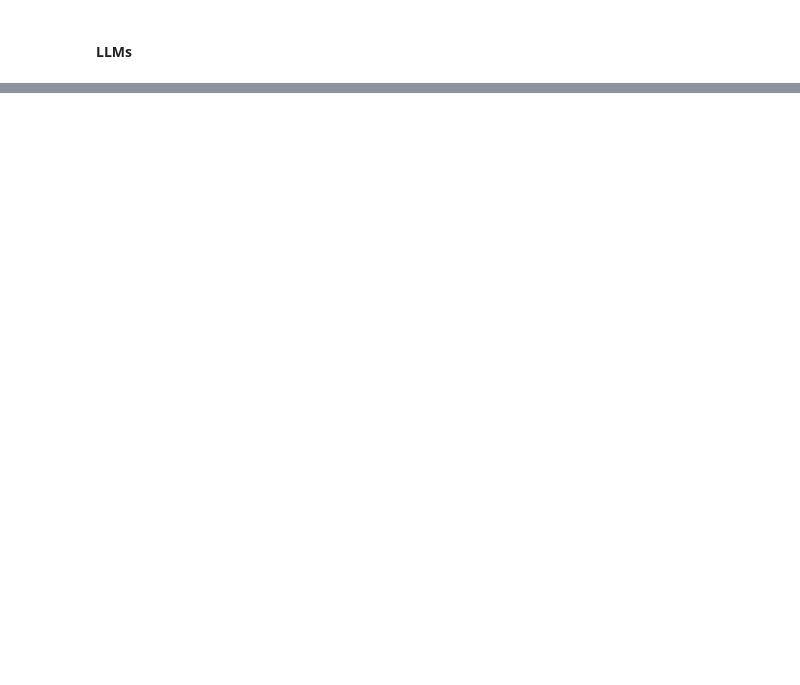
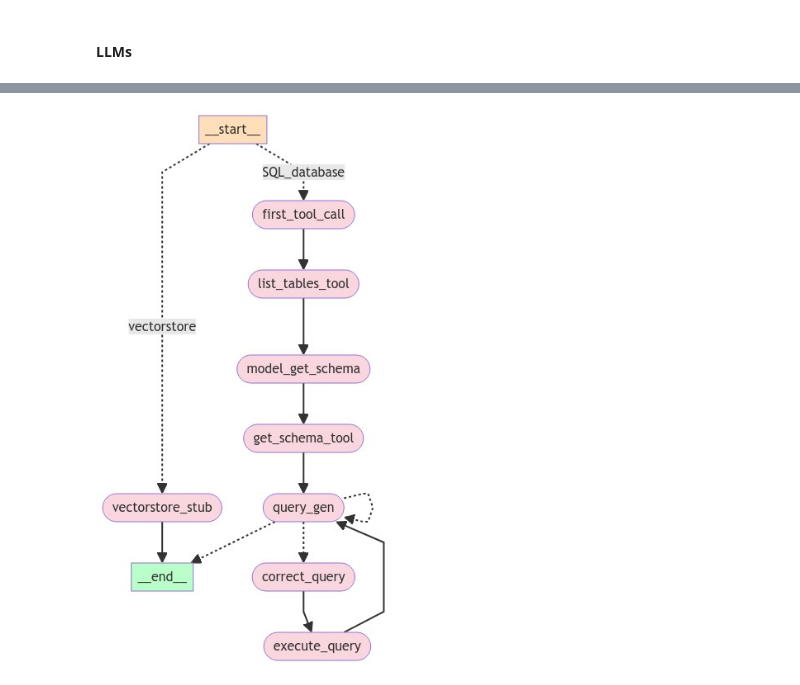
Before and after one commit to m-atoms/law-qa, a Jupyter notebook: law-qa.ipynb, the cells around one changed output, grey strips where cells are left out. Saved outputs shown, nothing was run; the diff lists cells and outputs as text; code cells hidden in the pictures; blank space fills up the shorter version.

Commit message:
implement sql-agent workflow, dreadful performance

```diff
--- a/law-qa.ipynb
+++ b/law-qa.ipynb
@@ -22,0 +50,7 @@ if os.path.exists('ws.env'):
+# %%
+from langchain_community.utilities import SQLDatabase
+
+db = SQLDatabase.from_uri("sqlite:///../sf-legistar-scraper/data/legislation.db")
+print(db.dialect)
+print(db.get_usable_table_names())
+db.run("SELECT * FROM legislation LIMIT 1;")
@@ -173,0 +365,9 @@ datasource='vectorstore'
+# %%
+from typing import Annotated, Literal
+
+from typing_extensions import TypedDict
+from langgraph.graph.message import AnyMessage, add_messages
+
+# Define the state for the agent
+class State(TypedDict):
+    messages: Annotated[list[AnyMessage], add_messages]
@@ -173,0 +560,13 @@ datasource='vectorstore'
+# %%
+from IPython.display import Image, display
+from langchain_core.runnables.graph import MermaidDrawMethod
+
+display(
+    Image(
+        app.get_graph().draw_mermaid_png(
+            draw_method=MermaidDrawMethod.API,
+        )
+    )
+)
+# %% [output]
+[figure, added]
```
Also changed, not shown: parts of 16 cells of this notebook.
